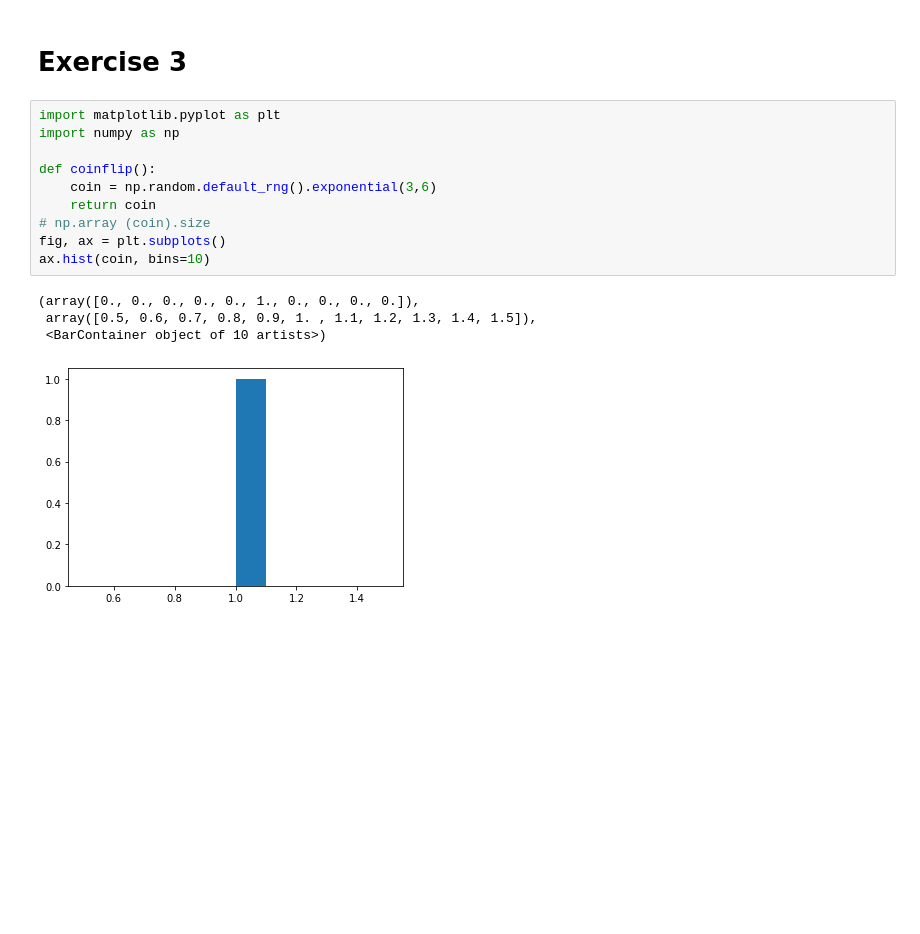
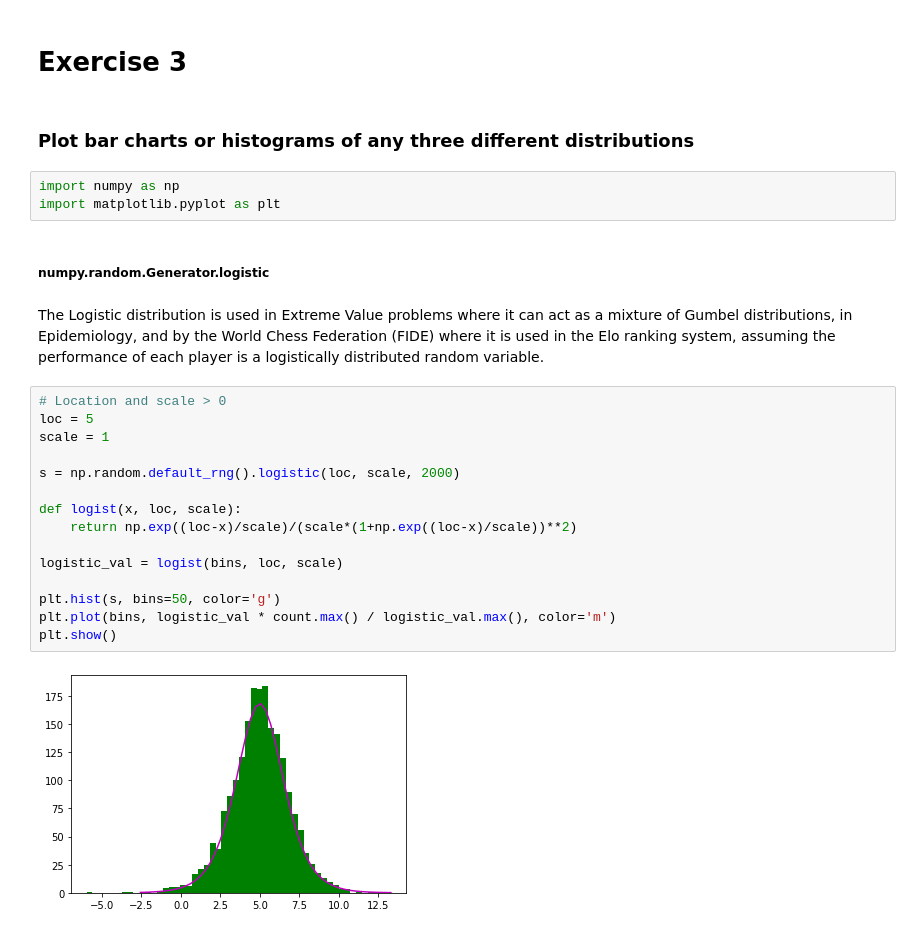
Before and after one commit to Anna20041983/funddata-assesment, a Jupyter notebook: practicals/02-randomness-exercises-checkpoint.ipynb, the cells around one changed output. Drawn from its saved outputs; the diff is of its cells as text; blank space fills up the shorter version.

```diff
--- a/practicals/02-randomness-exercises-checkpoint.ipynb
+++ b/practicals/02-randomness-exercises-checkpoint.ipynb
@@ -113,17 +168,28 @@ print (a)
 # %% [markdown]
 # Exercise 3
-# %%
-import matplotlib.pyplot as plt
-import numpy as np
-
-def coinflip():
-    coin = np.random.default_rng().exponential(3,6)
-    return coin
-# np.array (coin).size
-fig, ax = plt.subplots()
-ax.hist(coin, bins=10)
-# %% [output]
-(array([0., 0., 0., 0., 0., 1., 0., 0., 0., 0.]),
- array([0.5, 0.6, 0.7, 0.8, 0.9, 1. , 1.1, 1.2, 1.3, 1.4, 1.5]),
- <BarContainer object of 10 artists>)
-[figure, removed]
+# %% [markdown]
+### Plot bar charts or histograms of any three different distributions
+# %%
+import numpy as np
+import matplotlib.pyplot as plt
+# %% [markdown]
+##### numpy.random.Generator.logistic
+# %% [markdown]
+The Logistic distribution is used in Extreme Value problems where it can act as a mixture of Gumbel distributions, in Epidemiology, and by the World Chess Federation (FIDE) where it is used in the Elo ranking system, assuming the performance of each player is a logistically distributed random variable.
+# %%
+# Location and scale > 0
+loc = 5
+scale = 1
+
+s = np.random.default_rng().logistic(loc, scale, 2000)
+
+def logist(x, loc, scale):
+    return np.exp((loc-x)/scale)/(scale*(1+np.exp((loc-x)/scale))**2)
+
+logistic_val = logist(bins, loc, scale)
+
+plt.hist(s, bins=50, color='g')
+plt.plot(bins, logistic_val * count.max() / logistic_val.max(), color='m')
+plt.show()
+# %% [output]
+[figure, added]
```
Also changed, not shown: parts of 13 cells of this notebook, 2 other files.
